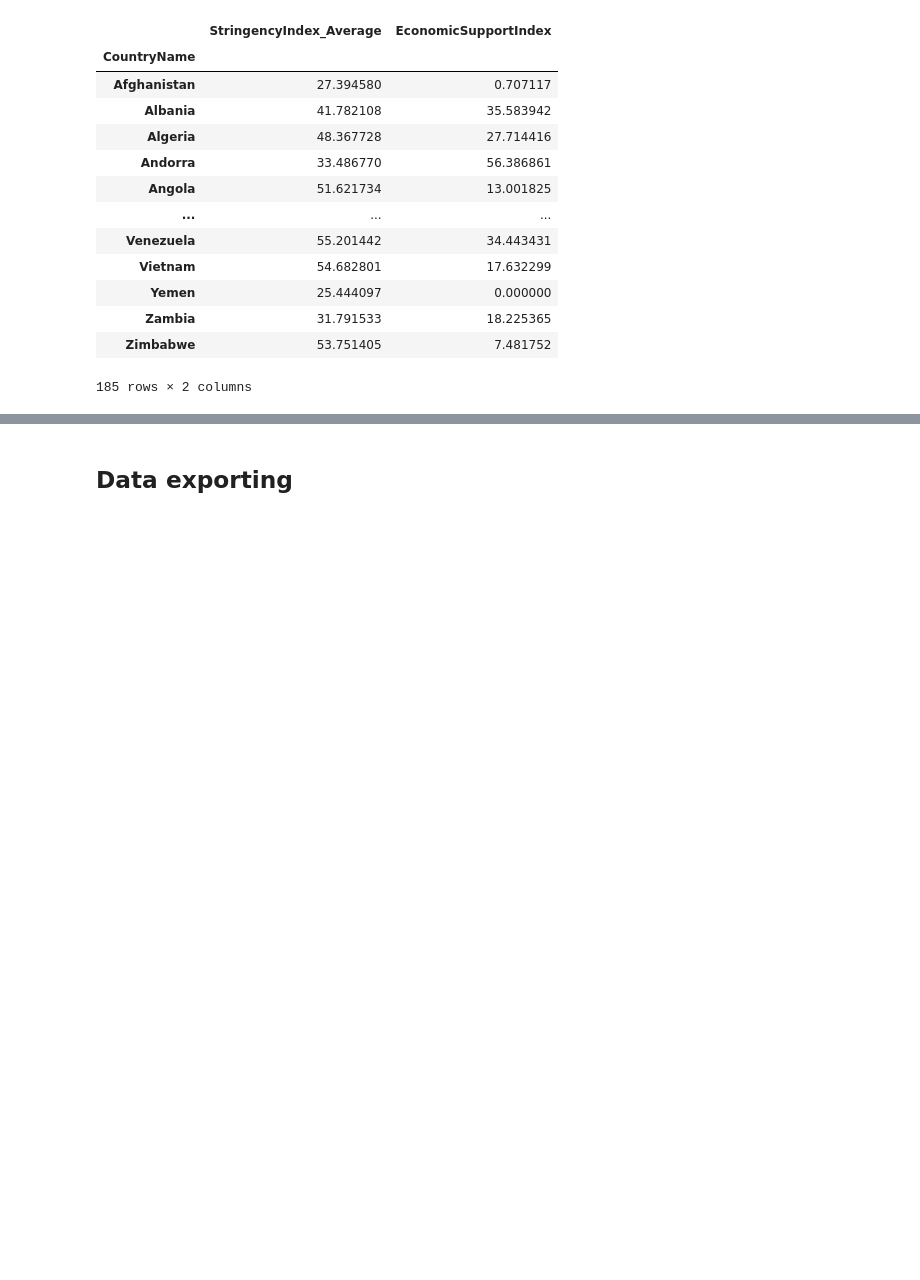
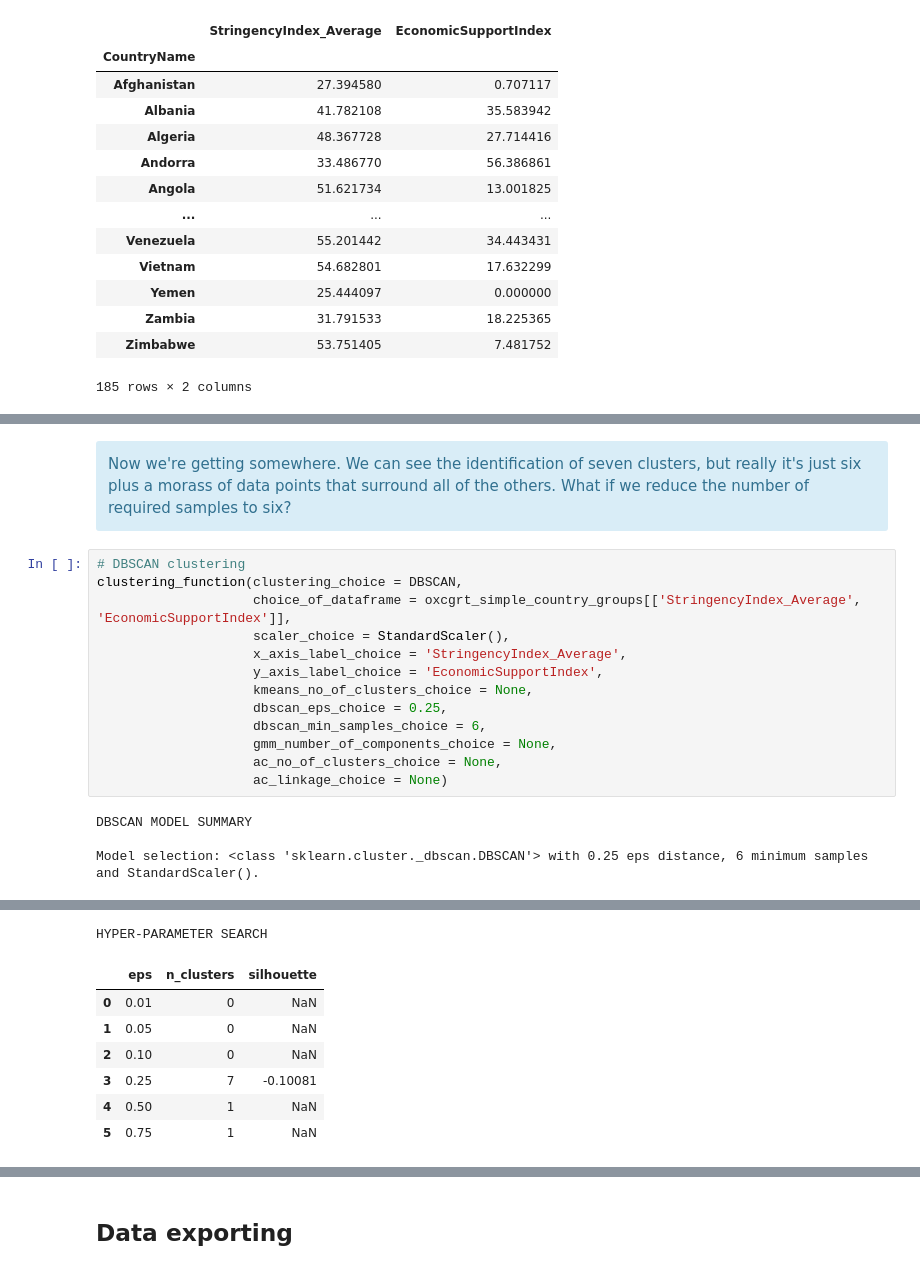
Before and after one commit to LawrenceKay/worldwide_covid_policy, a Jupyter notebook: notebooks/WCP_oxcgrt_clustering.ipynb, the cells around one changed output, grey strips where cells are left out. Saved outputs shown, nothing was run; the diff lists cells and outputs as text; blank space fills up the shorter version.

```diff
--- a/notebooks/WCP_oxcgrt_clustering.ipynb
+++ b/notebooks/WCP_oxcgrt_clustering.ipynb
@@ -1081,0 +1143,21 @@ HYPER-PARAMETER SEARCH
+# %% [markdown]
+<div class="alert-info">
+Now we're getting somewhere. We can see the identification of seven clusters, but really it's just six plus a morass of data points that surround all of the others. What if we reduce the number of required samples to six?
+</div>
+# %%
+# DBSCAN clustering
+clustering_function(clustering_choice = DBSCAN,
+                    choice_of_dataframe = oxcgrt_simple_country_groups[['StringencyIndex_Average', 'EconomicSupportIndex']],
+                    scaler_choice = StandardScaler(),
+                    x_axis_label_choice = 'StringencyIndex_Average',
+                    y_axis_label_choice = 'EconomicSupportIndex',
+                    kmeans_no_of_clusters_choice = None,
+                    dbscan_eps_choice = 0.25,
+                    dbscan_min_samples_choice = 6,
+                    gmm_number_of_components_choice = None,
+                    ac_no_of_clusters_choice = None,
+                    ac_linkage_choice = None)
+# %% [output]
+DBSCAN MODEL SUMMARY
+
+Model selection: <class 'sklearn.cluster._dbscan.DBSCAN'> with 0.25 eps distance, 6 minimum samples and StandardScaler().
@@ -1081,0 +1165,8 @@ HYPER-PARAMETER SEARCH
+HYPER-PARAMETER SEARCH
+|  | eps | n_clusters | silhouette |
+| 0 | 0.01 | 0 | NaN |
+| 1 | 0.05 | 0 | NaN |
+| 2 | 0.10 | 0 | NaN |
+| 3 | 0.25 | 7 | -0.10081 |
+| 4 | 0.50 | 1 | NaN |
+| 5 | 0.75 | 1 | NaN |
```
Also changed, not shown: parts of 28 cells of this notebook.
